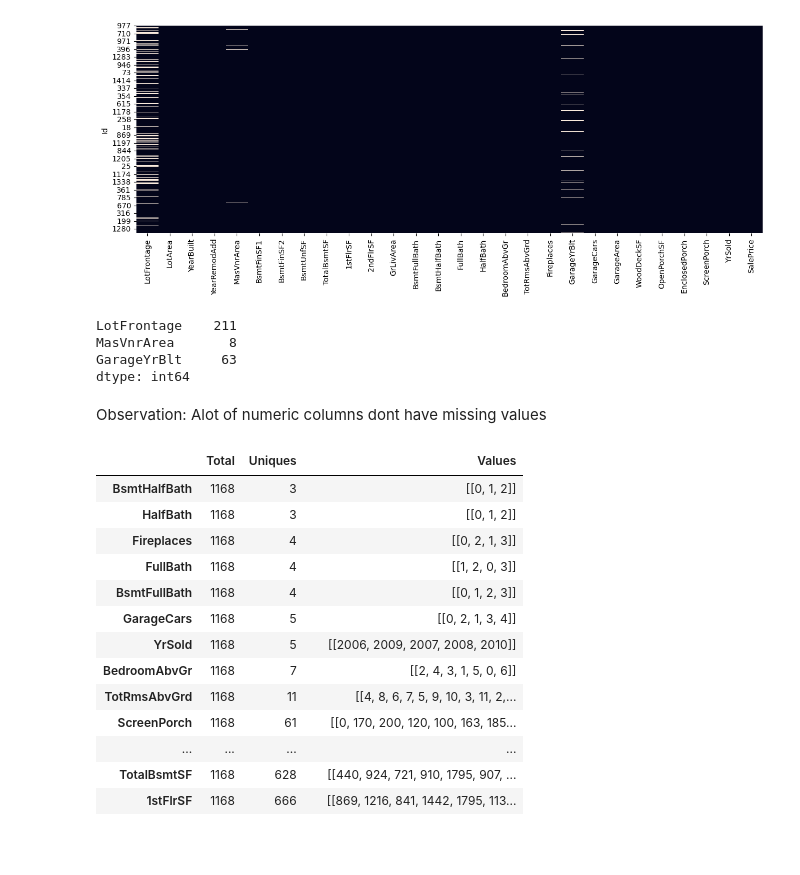
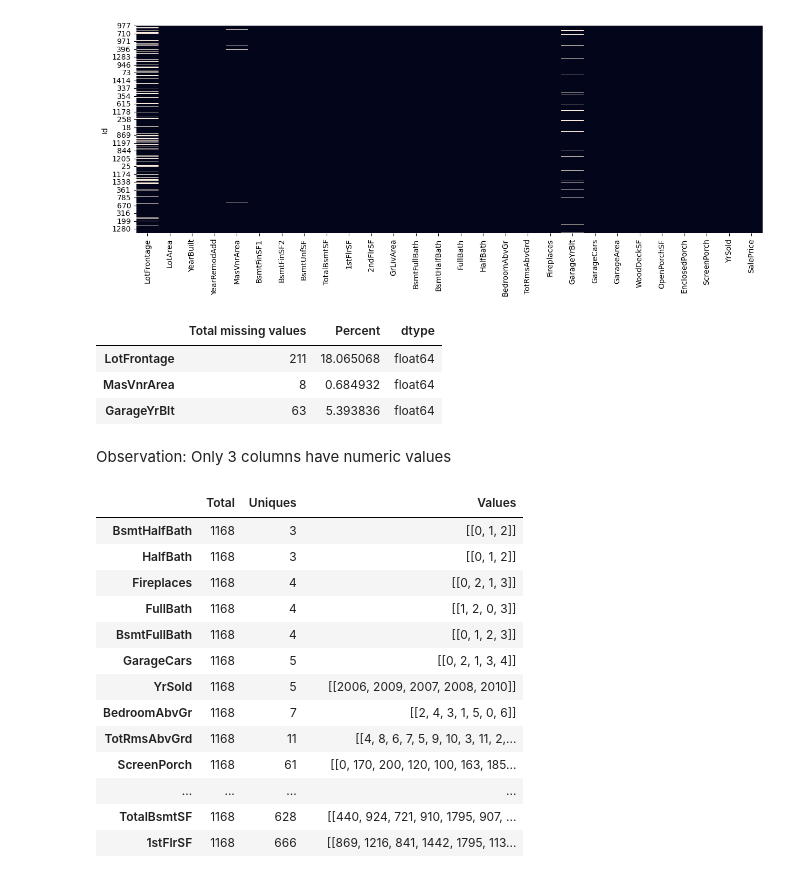
Before and after one commit to utility001/house-price-prediction, a Jupyter notebook: 01_EDA.ipynb, the cells around one changed output. Cells and saved outputs as stored; diff of their text form; code cells hidden in the pictures; blank space fills up the shorter version.

```diff
--- a/01_EDA.ipynb
+++ b/01_EDA.ipynb
@@ -175,14 +181,13 @@ plt.figure(figsize=(15, 5))
 sns.heatmap(num_df.isnull(), cbar=False);
 # %% [output]
 [figure]
-# %%
-# How many missing values do they have
-num_df.isnull().sum()[num_df.isnull().sum() > 0]
-# %% [output]
-LotFrontage    211
-MasVnrArea       8
-GarageYrBlt     63
-dtype: int64
-# %% [markdown]
-Observation: Alot of numeric columns dont have missing values
+# %%
+missing_data(num_df, show_all=False)
+# %% [output]
+|  | Total missing values | Percent | dtype |
+| LotFrontage | 211 | 18.065068 | float64 |
+| MasVnrArea | 8 | 0.684932 | float64 |
+| GarageYrBlt | 63 | 5.393836 | float64 |
+# %% [markdown]
+Observation: Only 3 columns have numeric values
 # %%
```
Also changed, not shown: parts of 58 cells of this notebook, 9 other files.
